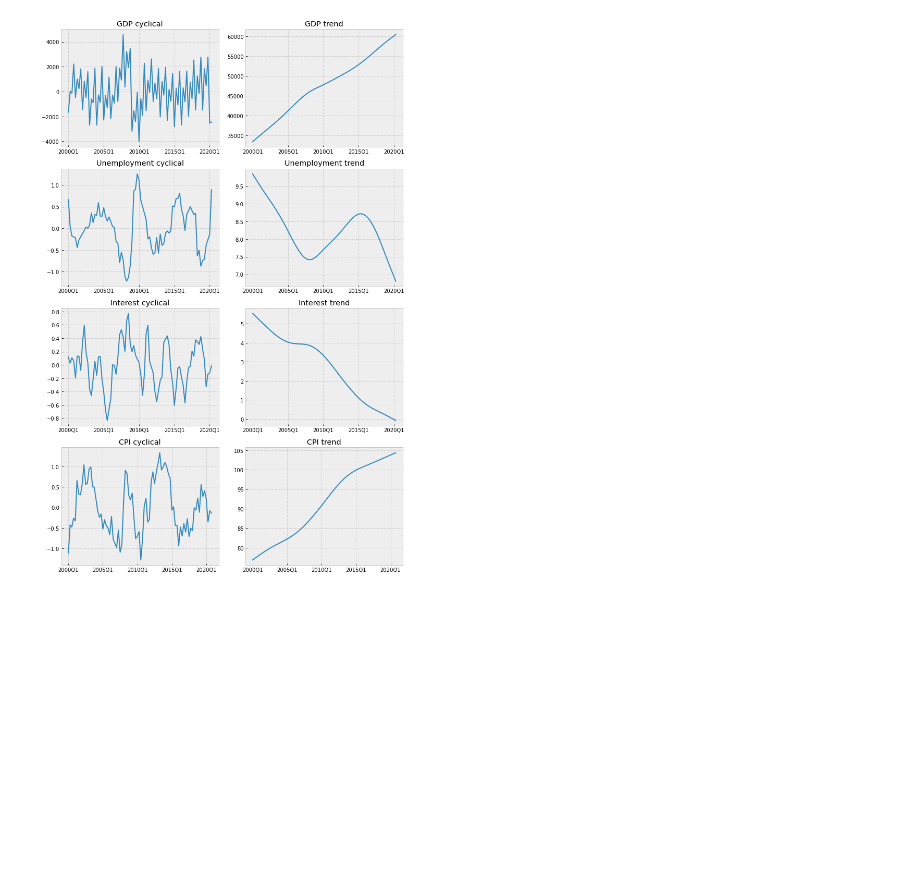
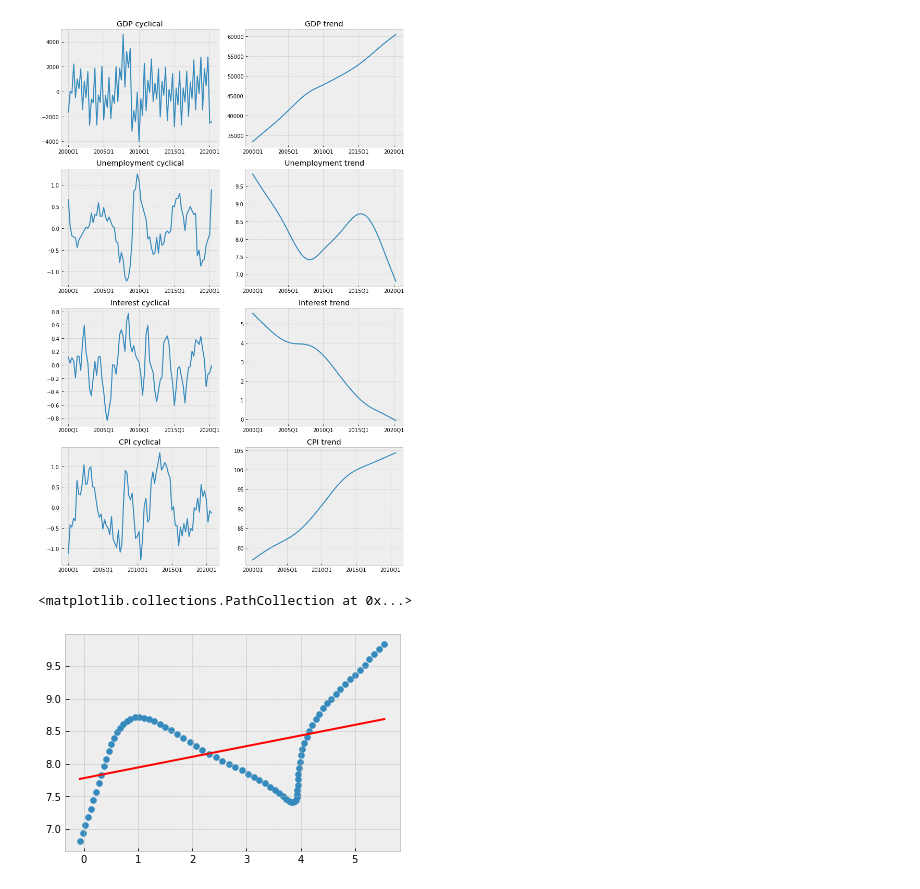
Before and after one commit to SanteriVtj/inflation-and-unemployment-lr, a Jupyter notebook: nb.ipynb, the cells around one changed output. Drawn from its saved outputs; the diff is of its cells as text; code cells hidden in the pictures; blank space fills up the shorter version.

```diff
--- a/nb.ipynb
+++ b/nb.ipynb
@@ -138,3 +138,11 @@ axs[3,1].set_title('CPI trend')
 fig.tight_layout()
 # %% [output]
 [figure]
+# %%
+rl = sm.OLS(t_ue_df, sm.add_constant(t_EMU_conv_df)).fit()
+a, b = rl.params
+plt.plot(t_EMU_conv_df, (a + b * t_EMU_conv_df), c='r')
+plt.scatter(t_EMU_conv_df, t_ue_df)
+# %% [output]
+<matplotlib.collections.PathCollection at 0x...>
+[figure, added]
```
